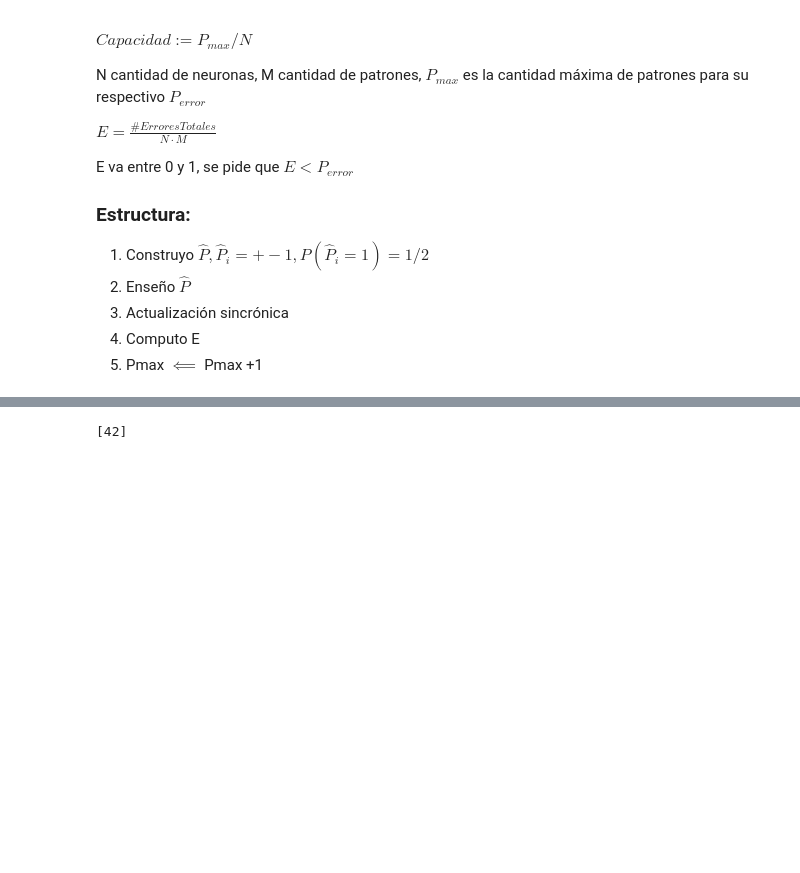
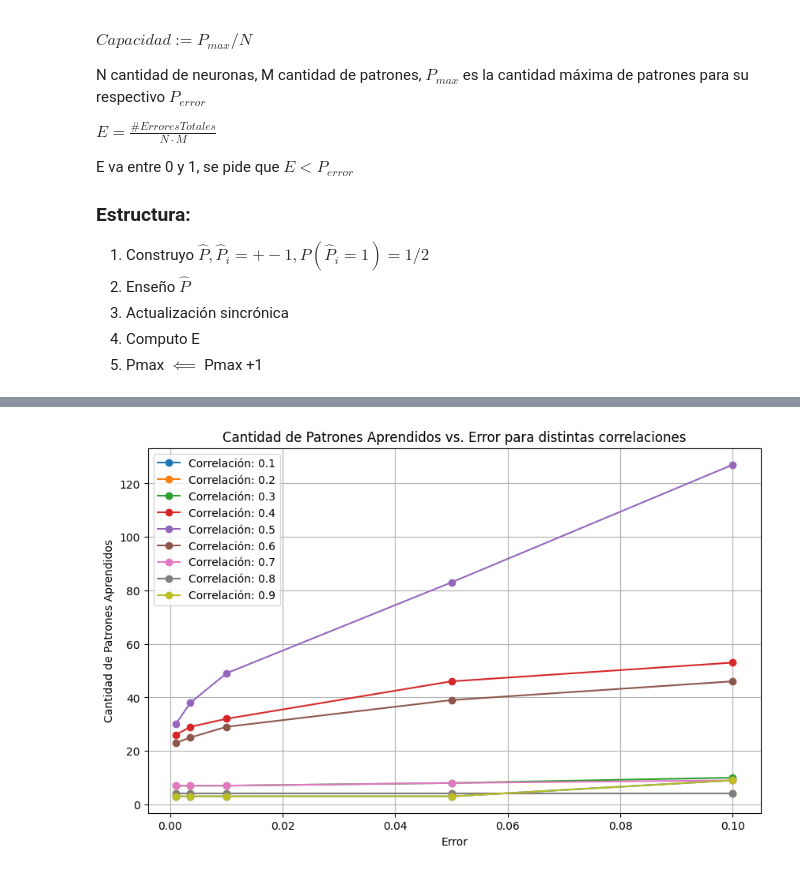
Before and after one commit to jstejman/Redes-Neuronales, a Jupyter notebook: tp1/tp1.ipynb, the cells around one changed output, grey strips where cells are left out. Saved outputs shown, nothing was run; the diff lists cells and outputs as text; code cells hidden in the pictures; blank space fills up the shorter version.

```diff
--- a/tp1/tp1.ipynb
+++ b/tp1/tp1.ipynb
@@ -186,11 +186,13 @@ E va entre 0 y 1, se pide que $E < P_{error}$
 4. Computo E
 5. Pmax $\impliedby$ Pmax +1
 # %%
+from tabulate import tabulate
 # Número de neuronas en la red
-N = 100
-MAXP = 100
+N = 300
+MAXP = 300
 random_patterns = np.random.choice([-1, 1], size=(MAXP, N))
 max_errors = [0.001, 0.0036, 0.01, 0.05, 0.1]
+pmax_n_teoricos = [0.105, 0.138, 0.185, 0.37, 0.61]
 random_patterns[0].shape
 h = HopfieldNetwork(N)
 max_patrones = []
@@ -204,7 +206,15 @@ for error in max_errors:
             h.run(random_patterns[j])
             ET += np.sum(random_patterns[j] != h.run(random_patterns[j]))
         E = ET / (N * i)
-        if E > error:
+        if E >= error:
             max_patrones.append(i)
             break
-        ##print(f'Error: {E} para {i} patrones')
+
+
+data = {'Error': max_errors,
+        '# Patrones': max_patrones,
+        'N (# Neuronas)': [N] * len(max_patrones),
+        '# Patrones/N': [round(p/N, 4) for p in max_patrones],
+        '# Patrones/N (teórico)': pmax_n_teoricos,
+        'Diferencia': [round(abs(p/N - pt), 4) for p, pt in zip(max_patrones, pmax_n_teoricos)]}
+print(tabulate(data, headers='keys', tablefmt='pretty'))
@@ -211,4 +231,45 @@ for error in max_errors:
-# %%
-max_patrones
-# %% [output]
-[42]
+# %%
+
+base_pattern = np.random.choice([-1, 1], size=(N))
+
+corr_strengths = [0.1, 0.2, 0.3, 0.4, 0.5, 0.6, 0.7, 0.8, 0.9]
+max_patrones_corr_all = []
+
+for corr_strength in corr_strengths:
+    random_patterns_corr = np.zeros((MAXP, N))
+    for i in range(MAXP):
+        random_patterns_corr[i] = base_pattern.copy()
+        num_changes = int(corr_strength * N)
+        indexes = np.random.choice(N, num_changes, replace=False)
+        random_patterns_corr[i][indexes] *= -1
+
+    h2 = HopfieldNetwork(N)
+    max_patrones_corr = []
+    for error in max_errors:
+        E = 0
+        for i in range(1, MAXP):
+            h2.weights = np.zeros((N, N))
+            h2.train(random_patterns_corr[:i])
+            ET = 0
+            for j in range(i):
+                h2.run(random_patterns_corr[j])
+                ET += np.sum(random_patterns_corr[j] != h2.run(random_patterns_corr[j]))
+            E = ET / (N * i)
+            if E >= error:
+                max_patrones_corr.append(i)
+                break
+    max_patrones_corr_all.append(max_patrones_corr)
+
+
+plt.figure(figsize=(10, 6))
+for i, corr_strength in enumerate(corr_strengths):
+    plt.plot(max_errors, max_patrones_corr_all[i],'o-', label=f'Correlación: {corr_strength}')
+
+plt.xlabel('Error')
+plt.ylabel('Cantidad de Patrones Aprendidos')
+plt.title('Cantidad de Patrones Aprendidos vs. Error para distintas correlaciones')
+plt.legend()
+plt.grid(True)
+plt.show()
+# %% [output]
+[figure, added]
```
Also changed, not shown: parts of 2 cells of this notebook.
